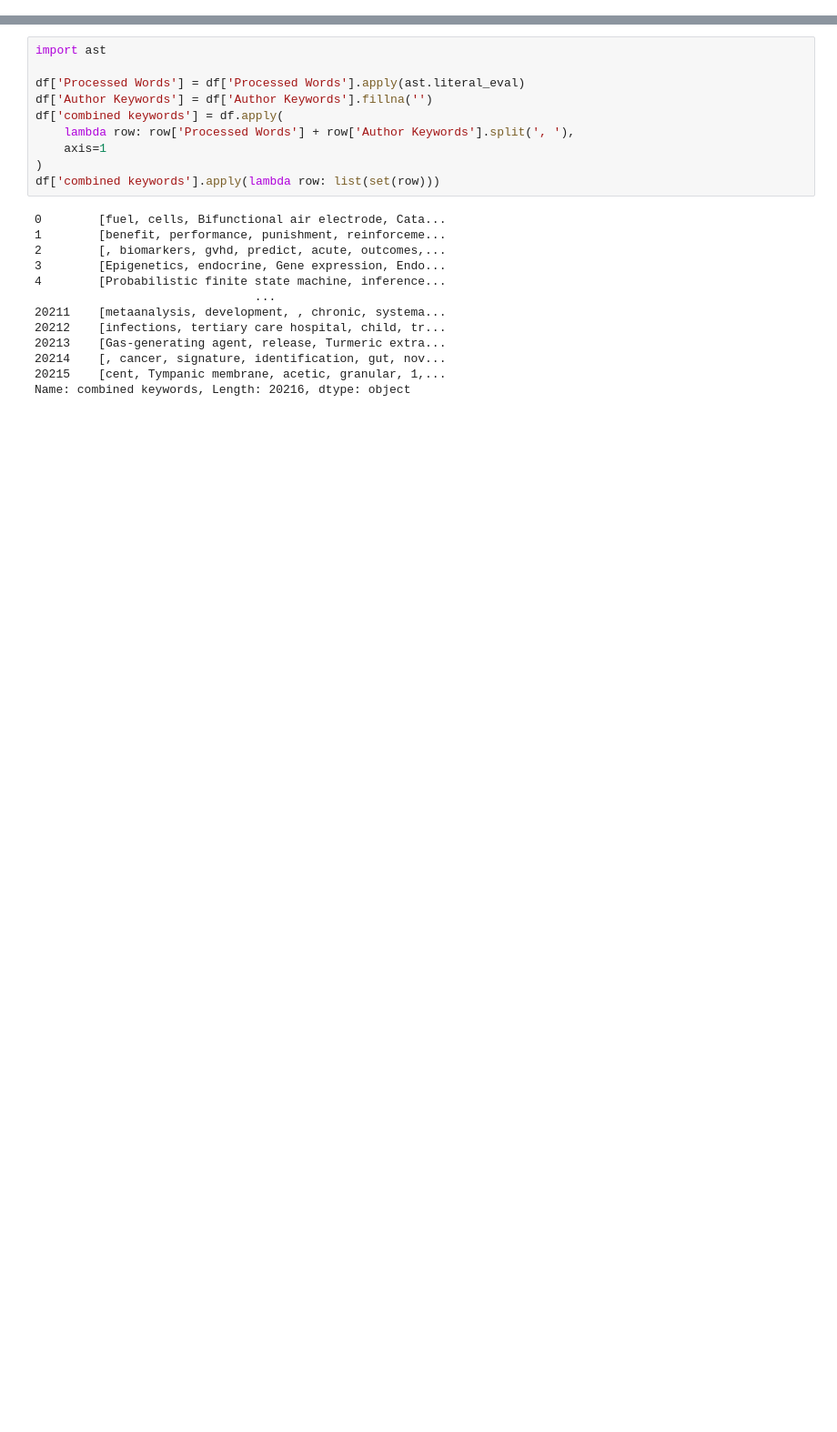
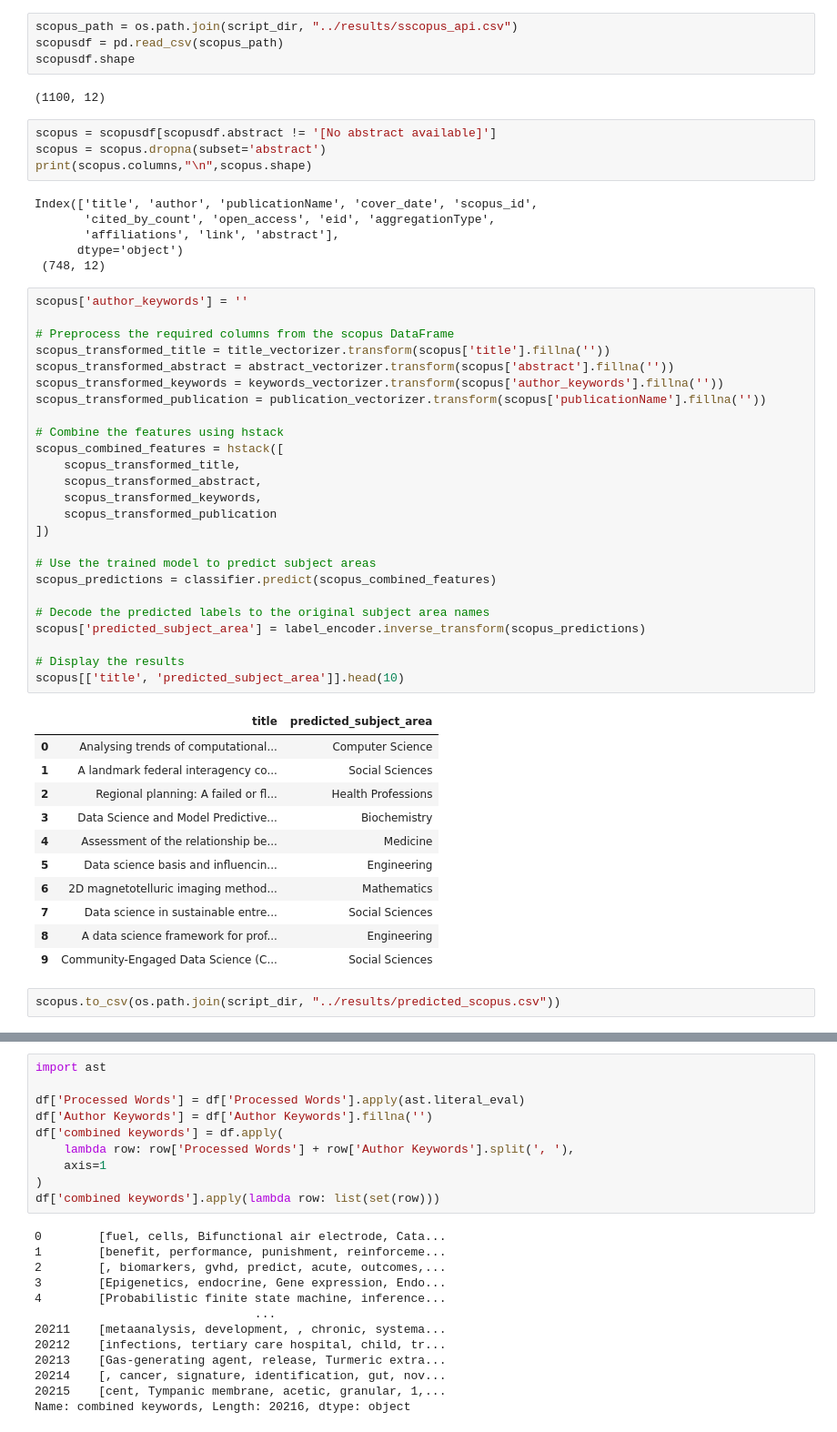
Before and after one commit to sunatchaa/Data-Sci-project, a Jupyter notebook: src/mlsusu.ipynb, the cells around one changed output, grey strips where cells are left out. Shown at 91% size. Saved outputs shown, nothing was run; the diff lists cells and outputs as text; blank space fills up the shorter version.

```diff
--- a/src/mlsusu.ipynb
+++ b/src/mlsusu.ipynb
@@ -25,0 +90,55 @@ Name: Processed Words, Length: 20216, dtype: object
+# %%
+scopus_path = os.path.join(script_dir, "../results/sscopus_api.csv")
+scopusdf = pd.read_csv(scopus_path)
+scopusdf.shape
+# %% [output]
+(1100, 12)
+# %%
+scopus = scopusdf[scopusdf.abstract != '[No abstract available]']
+scopus = scopus.dropna(subset='abstract')
+print(scopus.columns,"\n",scopus.shape)
+# %% [output]
+Index(['title', 'author', 'publicationName', 'cover_date', 'scopus_id',
+       'cited_by_count', 'open_access', 'eid', 'aggregationType',
+       'affiliations', 'link', 'abstract'],
+      dtype='object')
+ (748, 12)
+# %%
+scopus['author_keywords'] = ''
+
+# Preprocess the required columns from the scopus DataFrame
+scopus_transformed_title = title_vectorizer.transform(scopus['title'].fillna(''))
+scopus_transformed_abstract = abstract_vectorizer.transform(scopus['abstract'].fillna(''))
+scopus_transformed_keywords = keywords_vectorizer.transform(scopus['author_keywords'].fillna(''))
+scopus_transformed_publication = publication_vectorizer.transform(scopus['publicationName'].fillna(''))
+
+# Combine the features using hstack
+scopus_combined_features = hstack([
+    scopus_transformed_title,
+    scopus_transformed_abstract,
+    scopus_transformed_keywords,
+    scopus_transformed_publication
+])
+
+# Use the trained model to predict subject areas
+scopus_predictions = classifier.predict(scopus_combined_features)
+
+# Decode the predicted labels to the original subject area names
+scopus['predicted_subject_area'] = label_encoder.inverse_transform(scopus_predictions)
+
+# Display the results
+scopus[['title', 'predicted_subject_area']].head(10)
+# %% [output]
+|  | title | predicted_subject_area |
+| 0 | Analysing trends of computational... | Computer Science |
+| 1 | A landmark federal interagency co... | Social Sciences |
+| 2 | Regional planning: A failed or fl... | Health Professions |
+| 3 | Data Science and Model Predictive... | Biochemistry |
+| 4 | Assessment of the relationship be... | Medicine |
+| 5 | Data science basis and influencin... | Engineering |
+| 6 | 2D magnetotelluric imaging method... | Mathematics |
+| 7 | Data science in sustainable entre... | Social Sciences |
+| 8 | A data science framework for prof... | Engineering |
+| 9 | Community-Engaged Data Science (C... | Social Sciences |
+# %%
+scopus.to_csv(os.path.join(script_dir, "../results/predicted_scopus.csv"))
```
Also changed, not shown: parts of 12 cells of this notebook, 2 other files.
